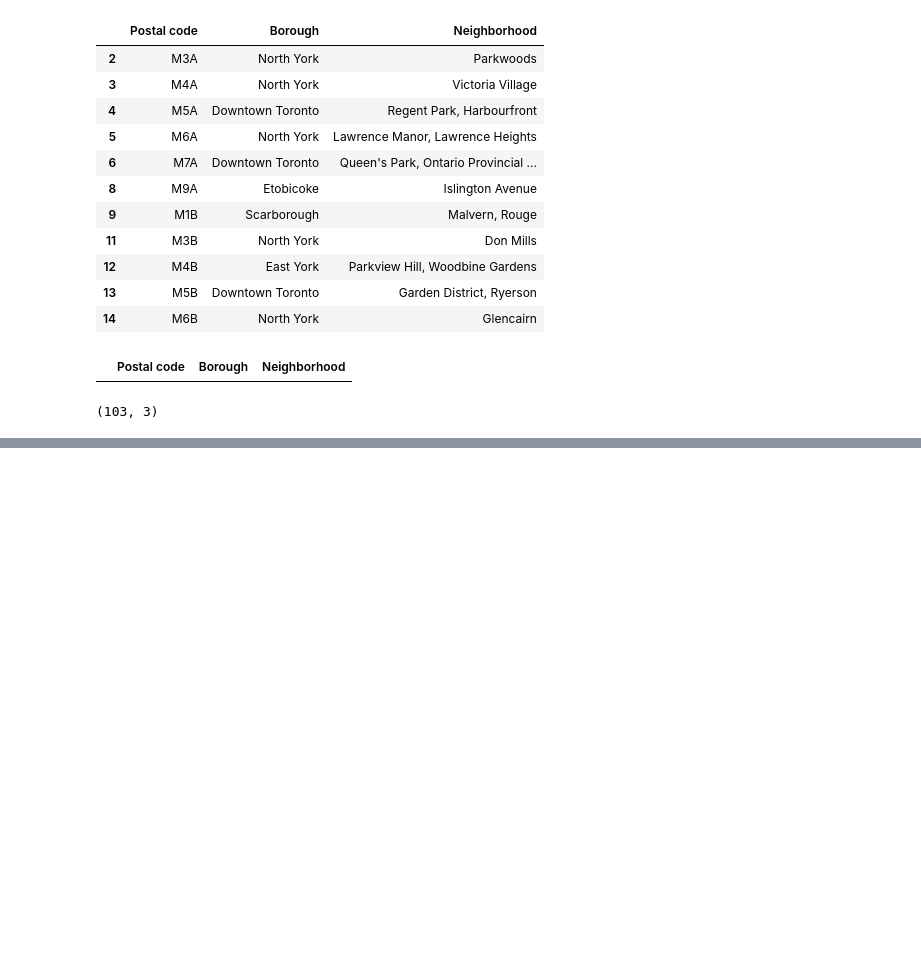
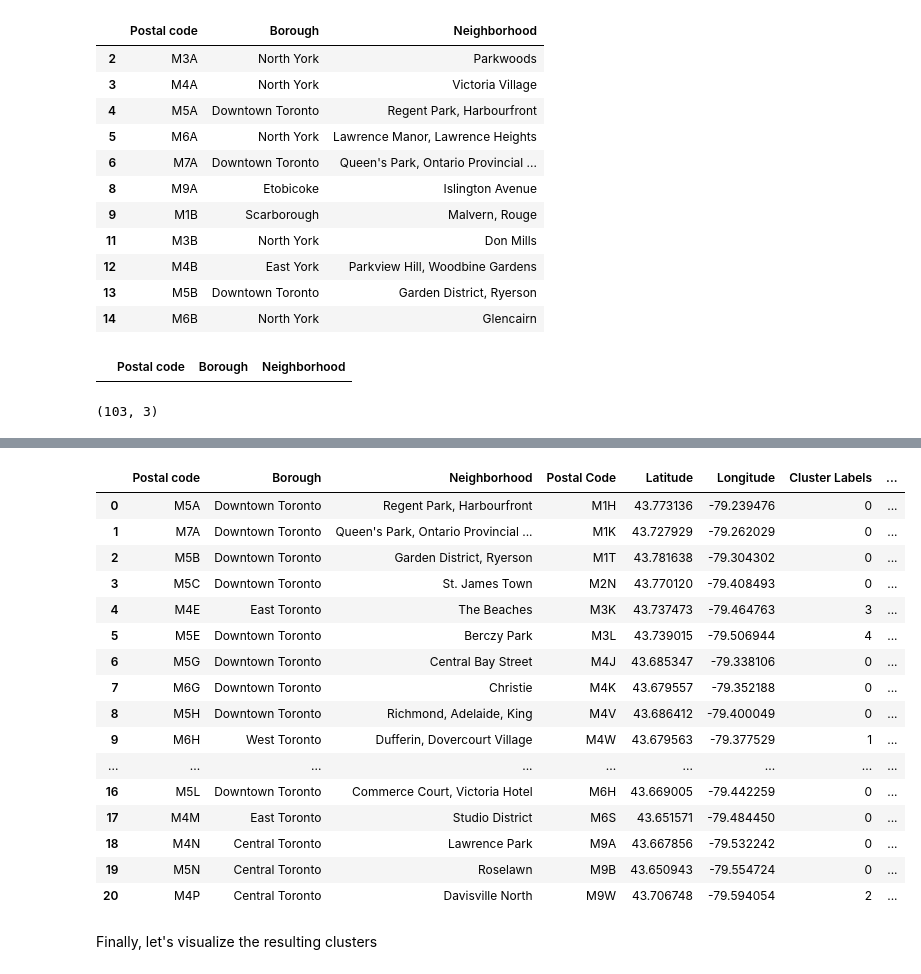
Before and after one commit to pospisilboh/Coursera_Capstone, a Jupyter notebook: Segmenting and Clustering Neighborhoods in Toronto.ipynb, the cells around one changed output, grey strips where cells are left out. Drawn from its saved outputs; the diff is of its cells as text; code cells hidden in the pictures; blank space fills up the shorter version.

Commit message:
Published from Watson Studio.

```diff
--- a/Segmenting and Clustering Neighborhoods in Toronto.ipynb
+++ b/Segmenting and Clustering Neighborhoods in Toronto.ipynb
@@ -134,0 +600,22 @@ df.shape
+# %%
+#Now let's create the new dataframe and display the top 10 venues for each neighborhood.
+num_top_venues = 10
+
+indicators = ['st', 'nd', 'rd']
+
+# create columns according to number of top venues
+columns = ['Neighborhood']
+for ind in np.arange(num_top_venues):
+    try:
+        columns.append('{}{} Most Common Venue'.format(ind+1, indicators[ind]))
+    except:
+        columns.append('{}th Most Common Venue'.format(ind+1))
+
+# create a new dataframe
+neighborhoods_venues_sorted = pd.DataFrame(columns=columns)
+neighborhoods_venues_sorted['Neighborhood'] = toronto_grouped['Neighborhood']
+
+for ind in np.arange(toronto_grouped.shape[0]):
+    neighborhoods_venues_sorted.iloc[ind, 1:] = return_most_common_venues(toronto_grouped.iloc[ind, :], num_top_venues)
+
+neighborhoods_venues_sorted.head(100)
@@ -134,0 +647,11 @@ df.shape
+# %%
+# set number of clusters
+kclusters = 5
+
+toronto_grouped_clustering = toronto_grouped.drop('Neighborhood', 1)
+
+# run k-means clustering
+kmeans = KMeans(n_clusters=kclusters, random_state=0).fit(toronto_grouped_clustering)
+
+# check cluster labels generated for each row in the dataframe
+kmeans.labels_[0:100]
@@ -134,0 +683,30 @@ df.shape
+# %%
+# add clustering labels
+neighborhoods_venues_sorted.insert(0, 'Cluster Labels', kmeans.labels_)
+
+toronto_merged = toronto_data
+
+# merge toronto_grouped with toronto_data to add latitude/longitude for each neighborhood
+toronto_merged = toronto_merged.join(neighborhoods_venues_sorted.set_index('Neighborhood'), on='Neighborhood')
+
+toronto_merged.head(100) # check the last columns!
+# %% [output]
+|  | Postal code | Borough | Neighborhood | Postal Code | Latitude | Longitude | Cluster Labels | ... |
+| 0 | M5A | Downtown Toronto | Regent Park, Harbourfront | M1H | 43.773136 | -79.239476 | 0 | ... |
+| 1 | M7A | Downtown Toronto | Queen's Park, Ontario Provincial ... | M1K | 43.727929 | -79.262029 | 0 | ... |
+| 2 | M5B | Downtown Toronto | Garden District, Ryerson | M1T | 43.781638 | -79.304302 | 0 | ... |
+| 3 | M5C | Downtown Toronto | St. James Town | M2N | 43.770120 | -79.408493 | 0 | ... |
+| 4 | M4E | East Toronto | The Beaches | M3K | 43.737473 | -79.464763 | 3 | ... |
+| 5 | M5E | Downtown Toronto | Berczy Park | M3L | 43.739015 | -79.506944 | 4 | ... |
+| 6 | M5G | Downtown Toronto | Central Bay Street | M4J | 43.685347 | -79.338106 | 0 | ... |
+| 7 | M6G | Downtown Toronto | Christie | M4K | 43.679557 | -79.352188 | 0 | ... |
+| 8 | M5H | Downtown Toronto | Richmond, Adelaide, King | M4V | 43.686412 | -79.400049 | 0 | ... |
+| 9 | M6H | West Toronto | Dufferin, Dovercourt Village | M4W | 43.679563 | -79.377529 | 1 | ... |
+| ... | ... | ... | ... | ... | ... | ... | ... | ... |
+| 16 | M5L | Downtown Toronto | Commerce Court, Victoria Hotel | M6H | 43.669005 | -79.442259 | 0 | ... |
+| 17 | M4M | East Toronto | Studio District | M6S | 43.651571 | -79.484450 | 0 | ... |
+| 18 | M4N | Central Toronto | Lawrence Park | M9A | 43.667856 | -79.532242 | 0 | ... |
+| 19 | M5N | Central Toronto | Roselawn | M9B | 43.650943 | -79.554724 | 0 | ... |
+| 20 | M4P | Central Toronto | Davisville North | M9W | 43.706748 | -79.594054 | 2 | ... |
+# %% [markdown]
+Finally, let's visualize the resulting clusters
```
Also changed, not shown: parts of 60 cells of this notebook.
